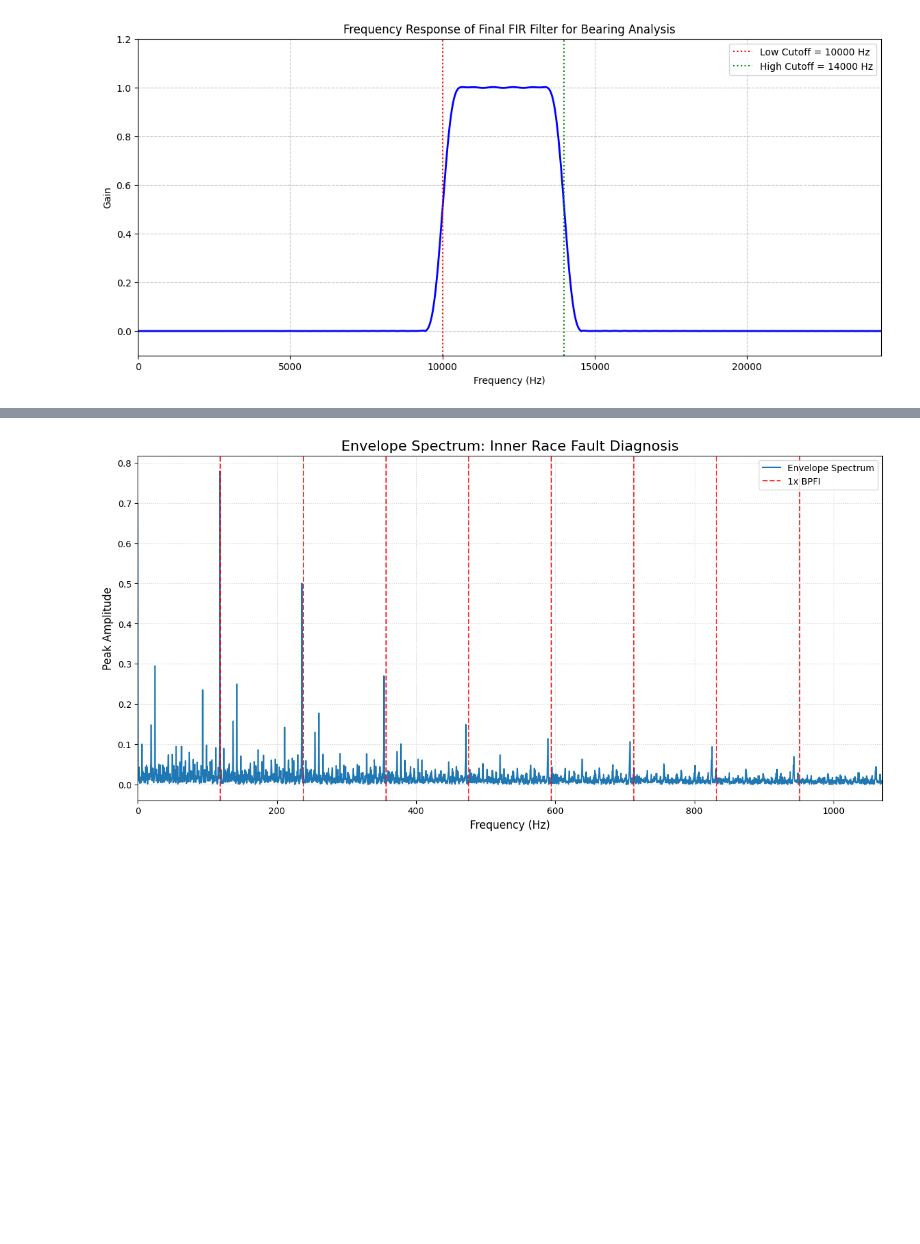
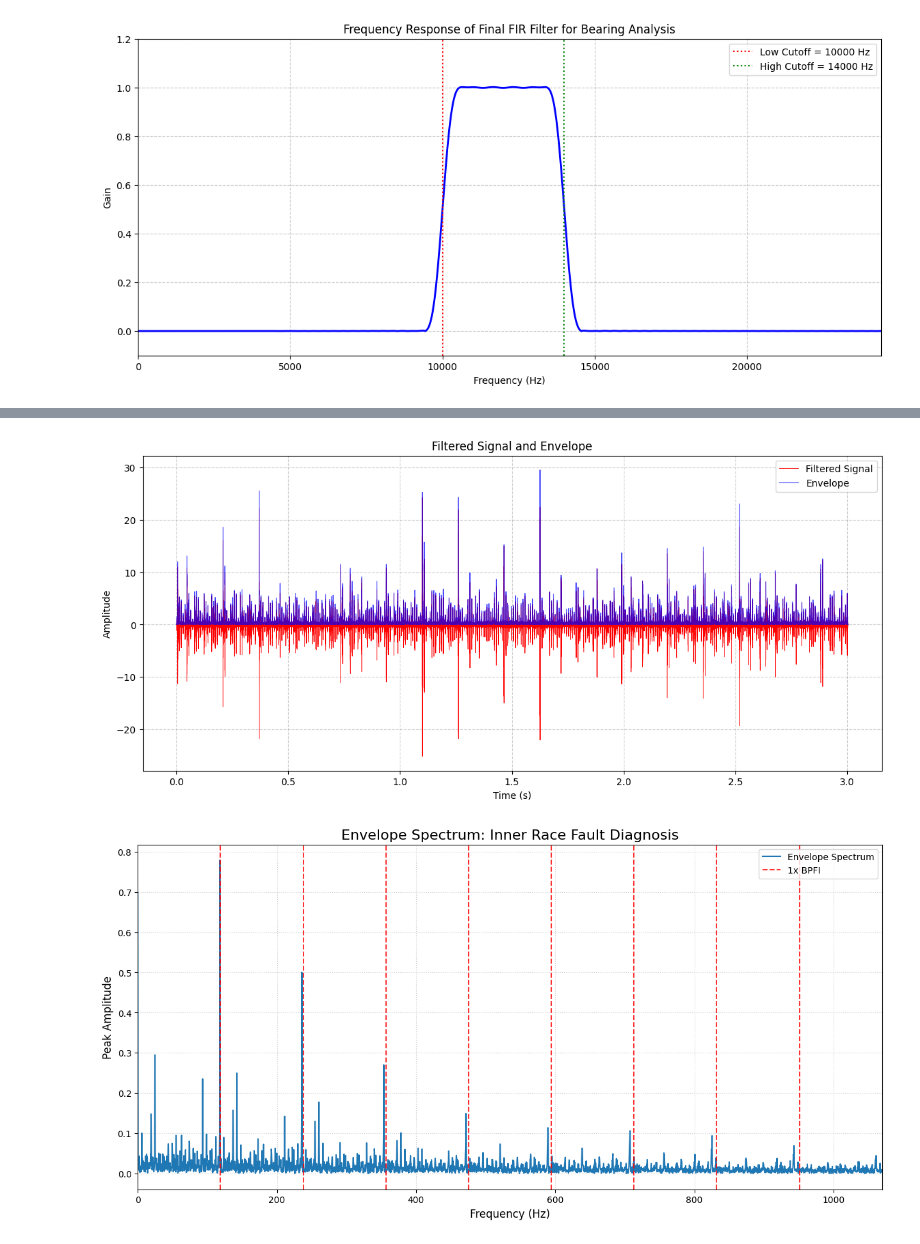
Before and after one commit to neerabhi/Computer_vision, a Jupyter notebook: Assignment4.ipynb, the cells around one changed output, grey strips where cells are left out. Drawn from its saved outputs; the diff is of its cells as text; code cells hidden in the pictures; blank space fills up the shorter version.

```diff
--- a/Assignment4.ipynb
+++ b/Assignment4.ipynb
@@ -268,6 +285,18 @@ amplitude_spectrum = np.abs(envelope_fft) / N_env
 amplitude_spectrum_one_sided = amplitude_spectrum[:N_env // 2 + 1]
 amplitude_spectrum_one_sided[1:] *= 2
 freq_axis = np.fft.rfftfreq(N_env, d=1/sr)
+# %%
+plt.figure(figsize=(14, 6))
+plt.plot(t_filtered, filtered_signal, label='Filtered Signal', color='red', linewidth=0.6)
+plt.plot(t_filtered, envelope, label='Envelope', color='blue', linewidth=0.8, alpha=0.7)
+plt.title('Filtered Signal and Envelope')
+plt.xlabel('Time (s)')
+plt.ylabel('Amplitude')
+plt.grid(True, which='both', linestyle='--', alpha=0.6)
+plt.legend()
+plt.show()
+# %% [output]
+[figure, added]
 # %%
 plt.figure(figsize=(15, 7))
 plt.plot(freq_axis, amplitude_spectrum_one_sided, label='Envelope Spectrum')
```
Also changed, not shown: parts of 5 cells of this notebook.
